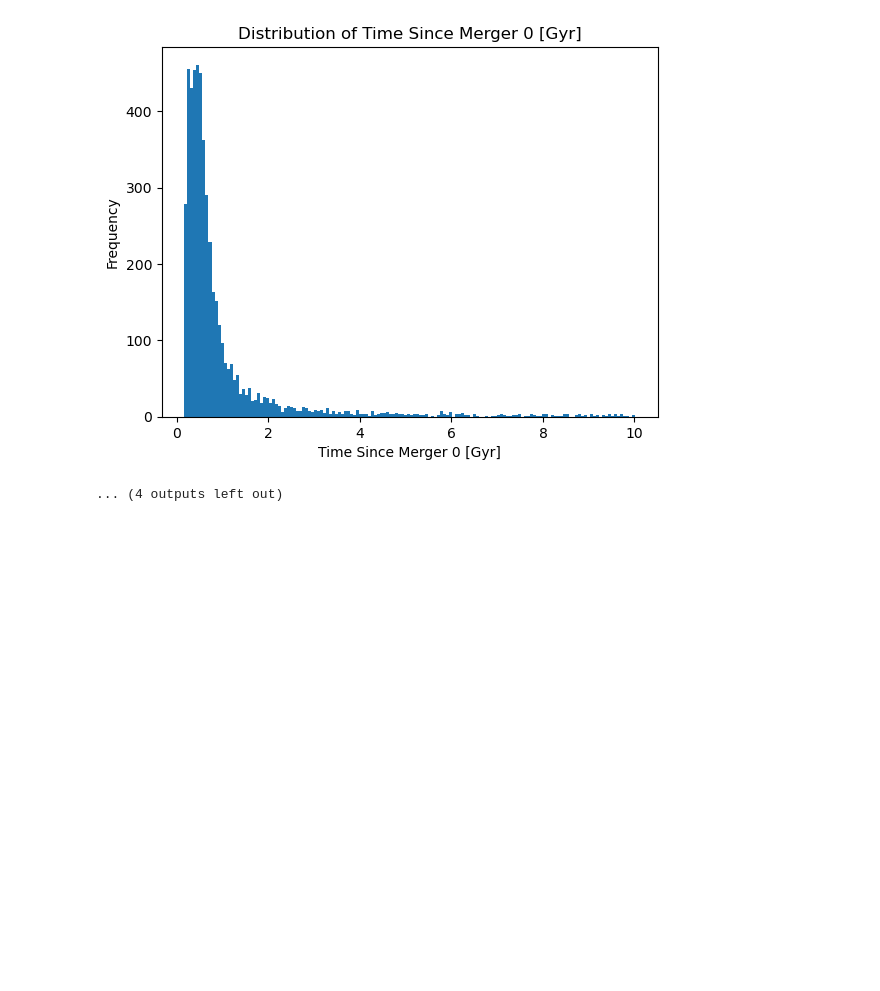
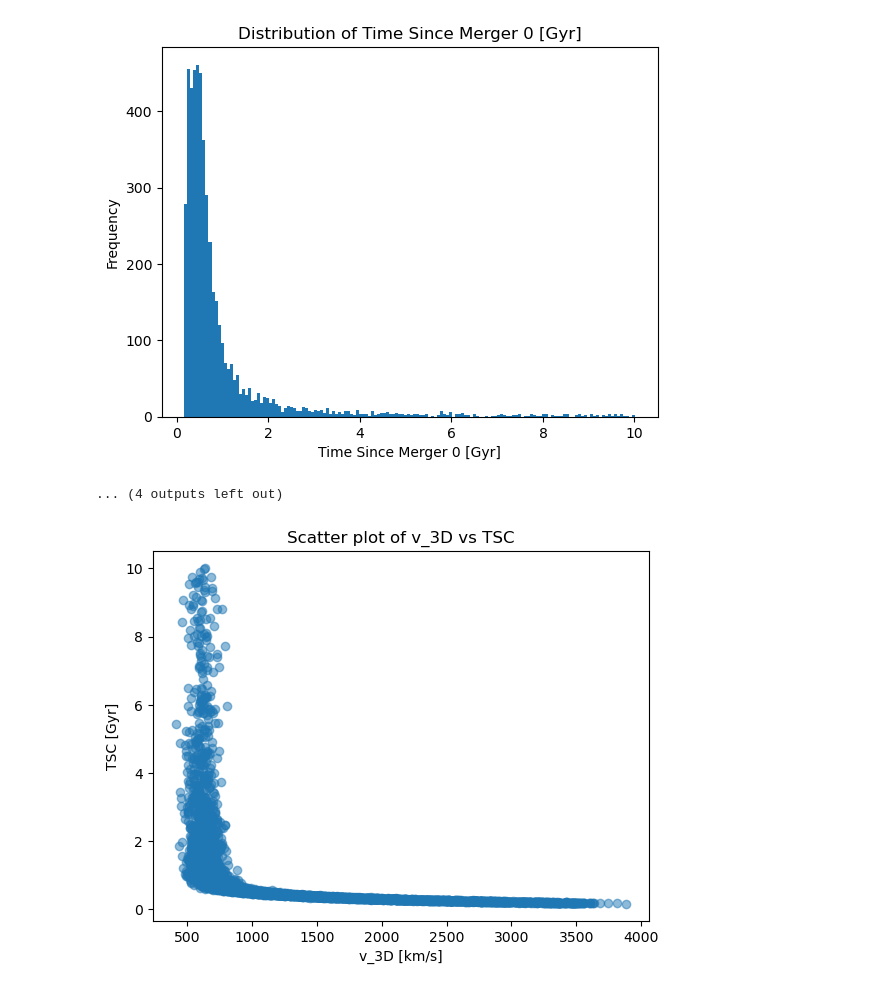
Before and after one commit to ryusei172525/SSP2024_GalaxyClusters, a Jupyter notebook: BulletCluster_analysis1.ipynb, the cells around one changed output. Saved outputs shown, nothing was run; the diff lists cells and outputs as text; code cells hidden in the pictures; blank space fills up the shorter version.

```diff
--- a/BulletCluster_analysis1.ipynb
+++ b/BulletCluster_analysis1.ipynb
@@ -56,3 +56,25 @@ for file in output_files:
 [figure]
 [figure]
 ... (4 outputs left out)
+# %%
+import pickle
+import matplotlib.pyplot as plt
+
+# 出力ファイルのプレフィックスを指定
+prefix = "BulletCluster/simulation_output"
+
+# 必要なファイルを読み込む
+with open(prefix + '_v_3d_obs.pickle', 'rb') as f:
+    v_3d_obs = pickle.load(f)
+
+with open(prefix + '_TSM_0.pickle', 'rb') as f:
+    TSM_0 = pickle.load(f)
+
+# 散布図の作成
+plt.scatter(v_3d_obs, TSM_0, alpha=0.5)
+plt.xlabel('v_3D [km/s]')
+plt.ylabel('TSC [Gyr]')
+plt.title('Scatter plot of v_3D vs TSC')
+plt.show()
+# %% [output]
+[figure, added]
```
